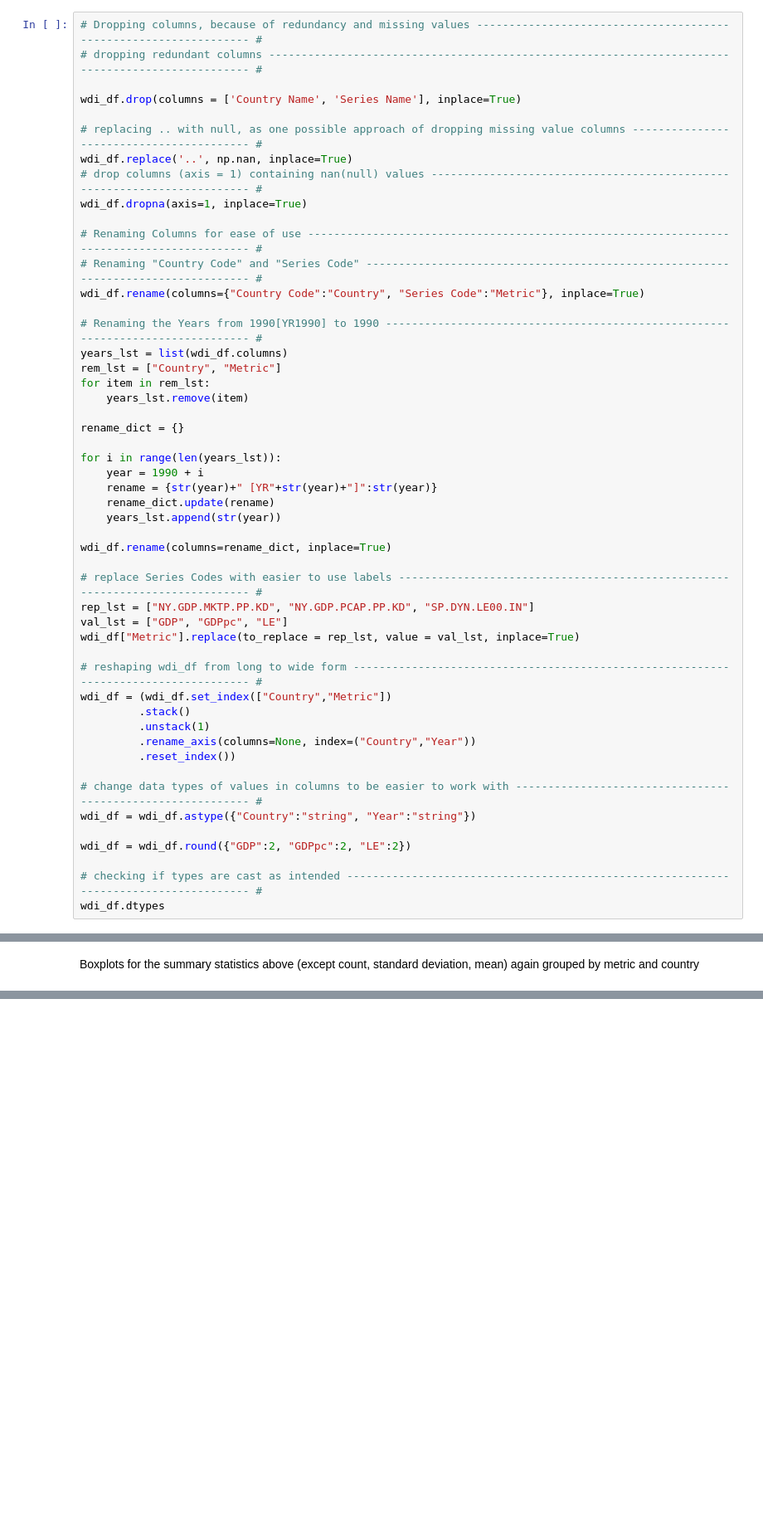
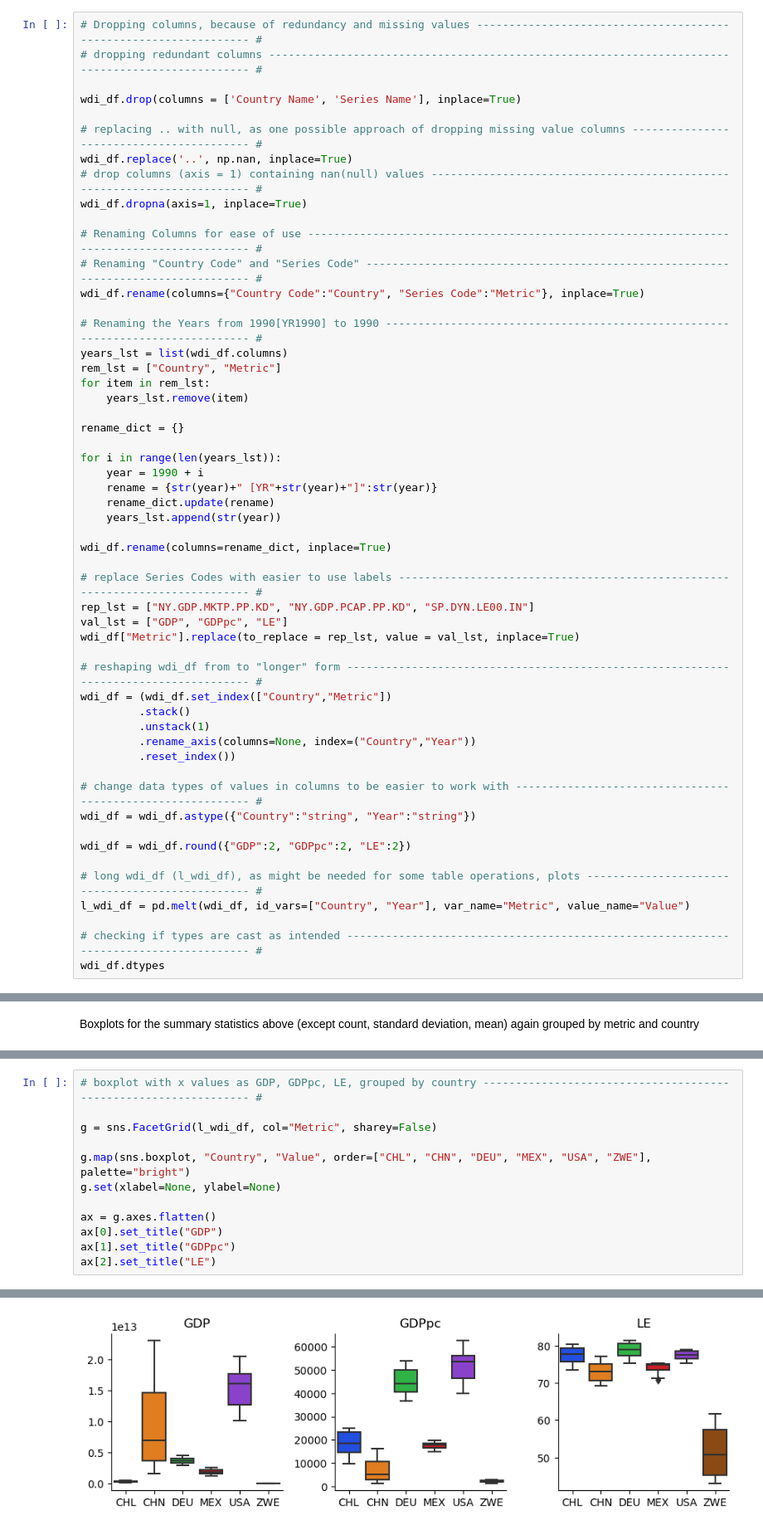
Before and after one commit to MaximilianHauser/CC_DS21_Life_Expectancy_and_GDP, a Jupyter notebook: life_expectancy_gdp.ipynb, the cells around one changed output, grey strips where cells are left out. Shown at 83% size. Saved outputs shown, nothing was run; the diff lists cells and outputs as text; blank space fills up the shorter version.

```diff
--- a/life_expectancy_gdp.ipynb
+++ b/life_expectancy_gdp.ipynb
@@ -170,7 +170,7 @@ rep_lst = ["NY.GDP.MKTP.PP.KD", "NY.GDP.PCAP.PP.KD", "SP.DYN.LE00.IN"]
 val_lst = ["GDP", "GDPpc", "LE"]
 wdi_df["Metric"].replace(to_replace = rep_lst, value = val_lst, inplace=True)
 
-# reshaping wdi_df from long to wide form ------------------------------------------------------------------------------------ #
+# reshaping wdi_df from to "longer" form ------------------------------------------------------------------------------------- #
 wdi_df = (wdi_df.set_index(["Country","Metric"])
          .stack()
          .unstack(1)
@@ -182,6 +182,9 @@ wdi_df = wdi_df.astype({"Country":"string", "Year":"string"})
 
 wdi_df = wdi_df.round({"GDP":2, "GDPpc":2, "LE":2})
 
+# long wdi_df (l_wdi_df), as might be needed for some table operations, plots ------------------------------------------------ #
+l_wdi_df = pd.melt(wdi_df, id_vars=["Country", "Year"], var_name="Metric", value_name="Value")
+
 # checking if types are cast as intended ------------------------------------------------------------------------------------- #
 wdi_df.dtypes
 # %% [output]
@@ -209,0 +233,13 @@ Boxplots for the summary statistics above (except count, standard deviation, mea
+# %%
+# boxplot with x values as GDP, GDPpc, LE, grouped by country ---------------------------------------------------------------- #
+
+g = sns.FacetGrid(l_wdi_df, col="Metric", sharey=False)
+
+g.map(sns.boxplot, "Country", "Value", order=["CHL", "CHN", "DEU", "MEX", "USA", "ZWE"], palette="bright")
+g.set(xlabel=None, ylabel=None)
+
+ax = g.axes.flatten()
+ax[0].set_title("GDP")
+ax[1].set_title("GDPpc")
+ax[2].set_title("LE")
+# %% [output]
@@ -209,0 +247 @@ Boxplots for the summary statistics above (except count, standard deviation, mea
+[figure, added]
```
Also changed, not shown: parts of 10 cells of this notebook.
